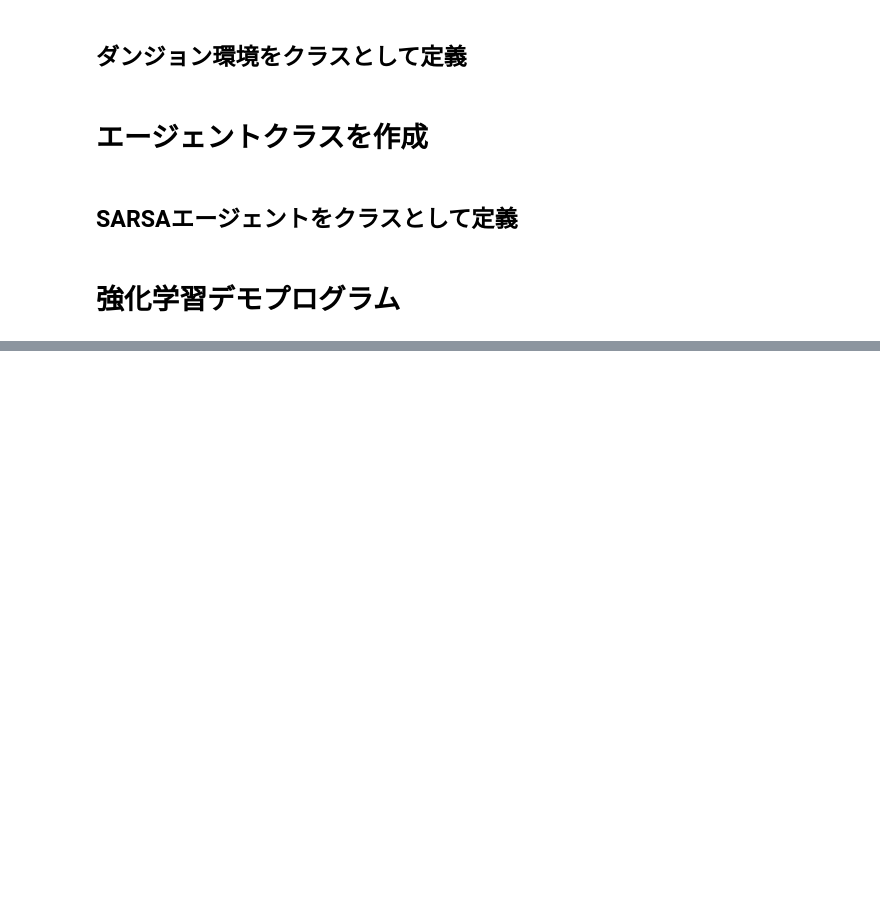
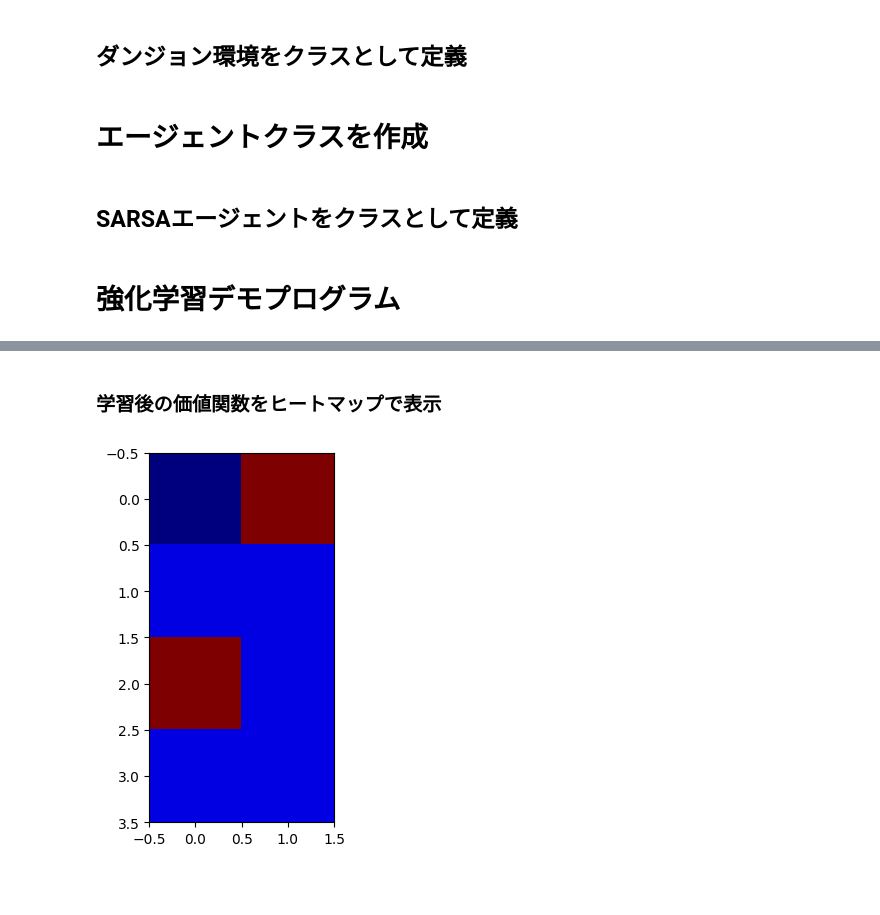
Before and after one commit to juniti-y/RLseminar, a Jupyter notebook: RLex02.ipynb, the cells around one changed output, grey strips where cells are left out. Saved outputs shown, nothing was run; the diff lists cells and outputs as text; code cells hidden in the pictures; blank space fills up the shorter version.

```diff
--- a/RLex02.ipynb
+++ b/RLex02.ipynb
@@ -436,0 +450,8 @@ for trial in range(MaxTrials):
+# %% [markdown]
+### 学習後の価値関数をヒートマップで表示
+# %%
+agent1.draw_action_value()
+# %% [output]
+[figure, added]
+# %% [markdown]
+###
```
Also changed, not shown: parts of 4 cells of this notebook.
